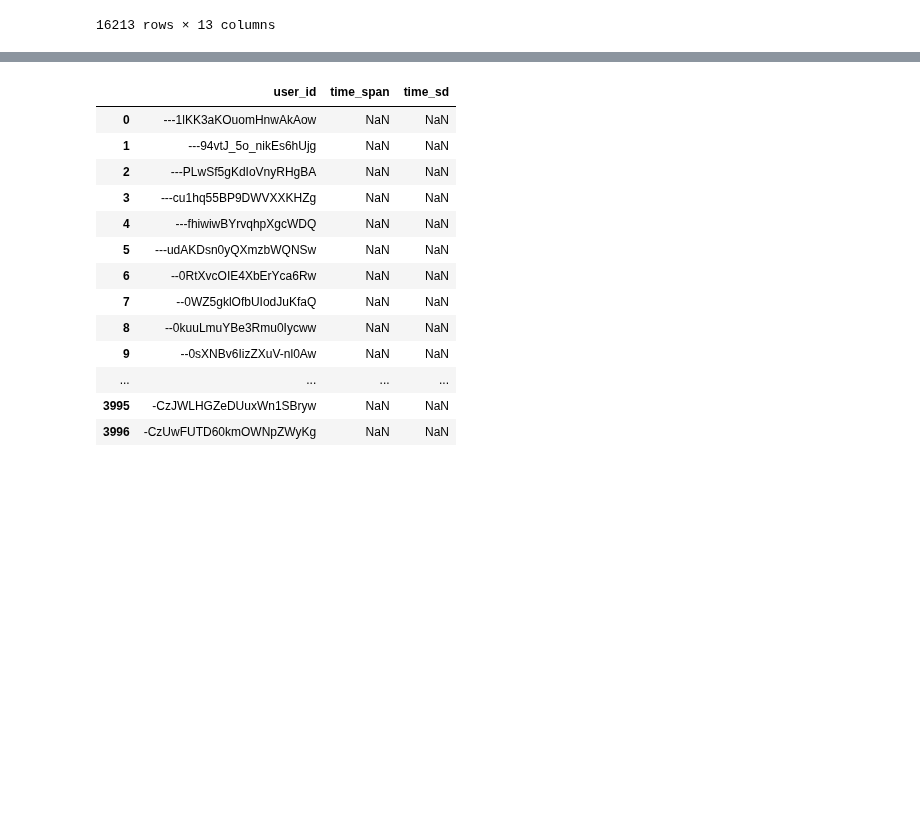
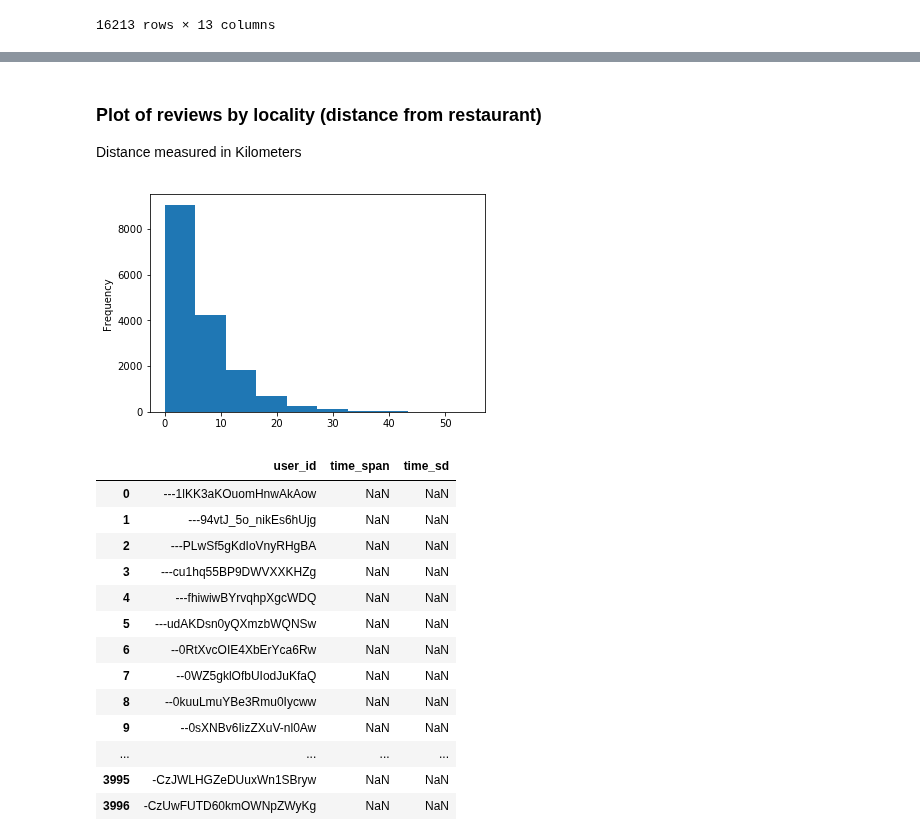
Before and after one commit to CornellDataScience/NLP_Research-FA17, a Jupyter notebook: local-elites/workspace/week5.ipynb, the cells around one changed output, grey strips where cells are left out. Drawn from its saved outputs; the diff is of its cells as text; code cells hidden in the pictures; blank space fills up the shorter version.

Commit message:
Added "distance" column and a plot of Yelp dataset

```diff
--- a/local-elites/workspace/week5.ipynb
+++ b/local-elites/workspace/week5.ipynb
@@ -103,3 +124,11 @@ date
 | 16211 | vR4QVj6emDysyG01AuwHHg | 2017-02-22 | Henderson | 36.036226 | -114.990043 | Nevada | 36.036226 | -114.990043 | ... |
 | 16212 | Nw96innm3adw0prGQyqWmA | 2015-09-24 | Paradise Valley | 33.581995 | -111.924942 | Arizona | 33.581995 | -111.924942 | ... |
 16213 rows × 13 columns
+# %%
+from haversine import haversine
+def calculate_distance(row):
+    loc1 = (row['latitude'], row['longitude'])
+    loc2 = (row['gmm_latitude'], row['gmm_longitude'])
+    return haversine(loc1, loc2)
+# %%
+date['distance'] = date.apply(calculate_distance, axis=1)
@@ -106,3 +156,12 @@ date
+# %% [markdown]
+### Plot of reviews by locality (distance from restaurant)
+Distance measured in Kilometers
+# %%
+import matplotlib.pyplot as plt
+date['distance'].plot(kind='hist')
+plt.show()
+# %% [output]
+[figure, added]
 # %%
 with open('labelledReview.json', 'w') as f:
     f.write(date.to_json(orient='records', lines=True))
```
Also changed, not shown: parts of 5 cells of this notebook.
